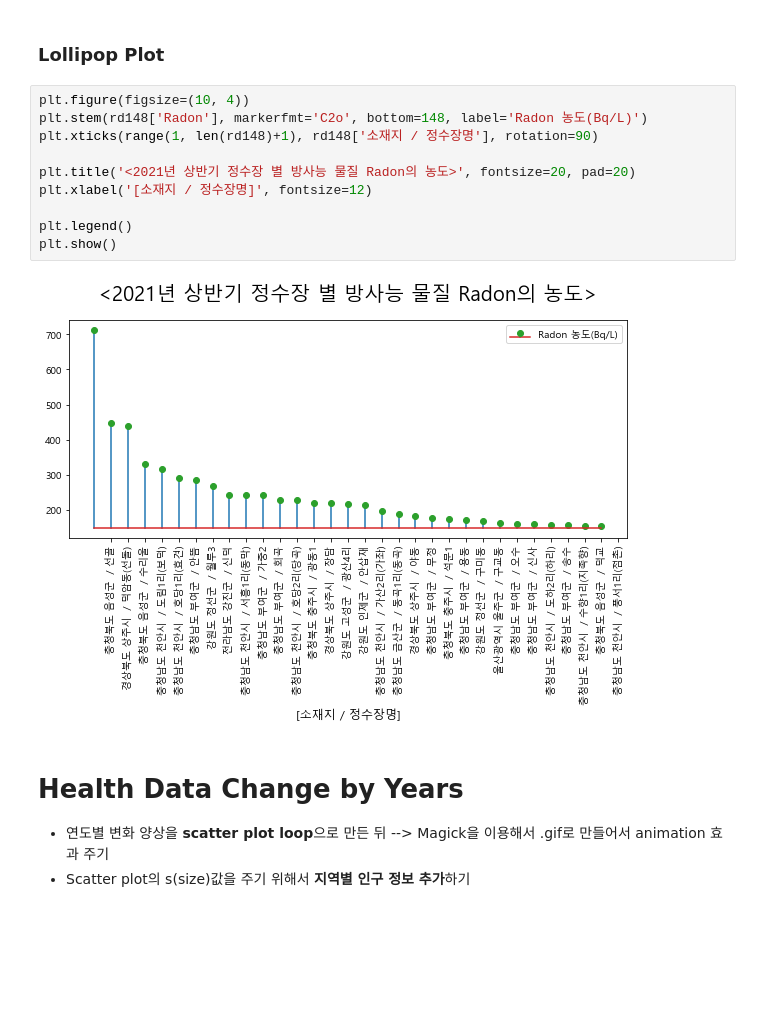
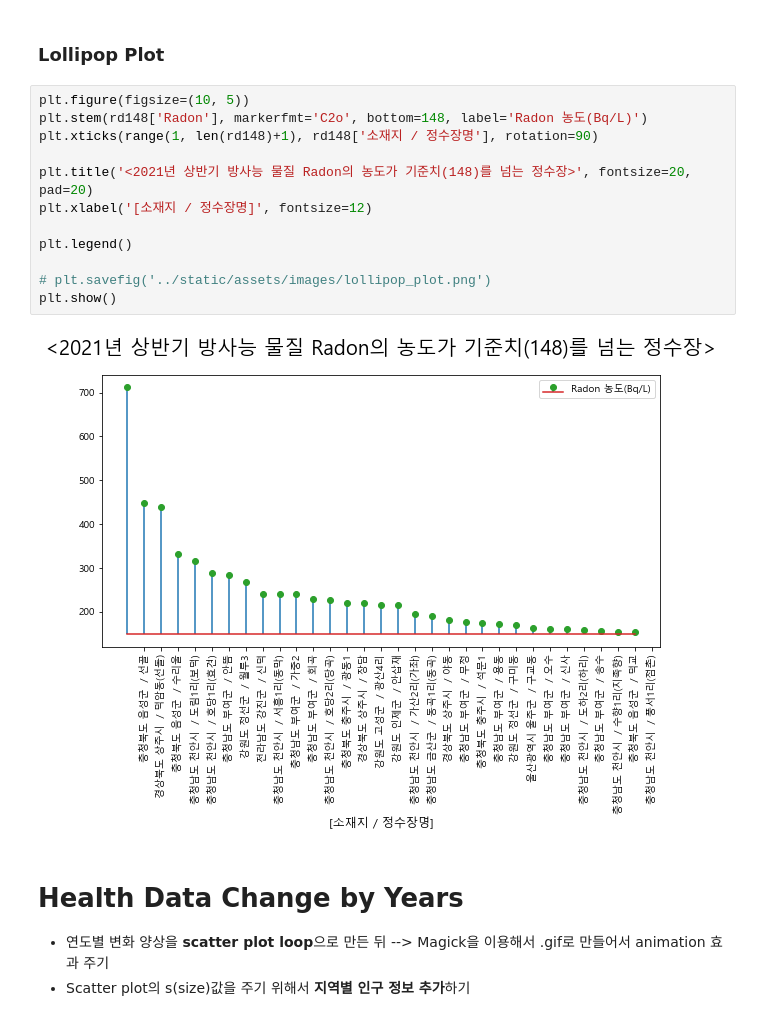
Before and after one commit to BreadFeet/K-water_project, a Jupyter notebook: myanalysis/03_Data_Analysis.ipynb, the cells around one changed output. Saved outputs shown, nothing was run; the diff lists cells and outputs as text; blank space fills up the shorter version.

```diff
--- a/myanalysis/03_Data_Analysis.ipynb
+++ b/myanalysis/03_Data_Analysis.ipynb
@@ -748,17 +753,19 @@ rd148
 # %% [markdown]
 ### Lollipop Plot
 # %%
-plt.figure(figsize=(10, 4))
+plt.figure(figsize=(10, 5))
 plt.stem(rd148['Radon'], markerfmt='C2o', bottom=148, label='Radon 농도(Bq/L)')
 plt.xticks(range(1, len(rd148)+1), rd148['소재지 / 정수장명'], rotation=90)
 
-plt.title('<2021년 상반기 정수장 별 방사능 물질 Radon의 농도>', fontsize=20, pad=20)
+plt.title('<2021년 상반기 방사능 물질 Radon의 농도가 기준치(148)를 넘는 정수장>', fontsize=20, pad=20)
 plt.xlabel('[소재지 / 정수장명]', fontsize=12)
 
 plt.legend()
+
+# plt.savefig('../static/assets/images/lollipop_plot.png')
 plt.show()
 # %% [output]
-[figure, old version]
+[figure, new version]
 # %% [markdown]
 # Health Data Change by Years
 * 연도별 변화 양상을 **scatter plot loop**으로 만든 뒤 --> Magick을 이용해서 .gif로 만들어서 animation 효과 주기
```
Also changed, not shown: parts of 26 cells of this notebook, 15 other files.
